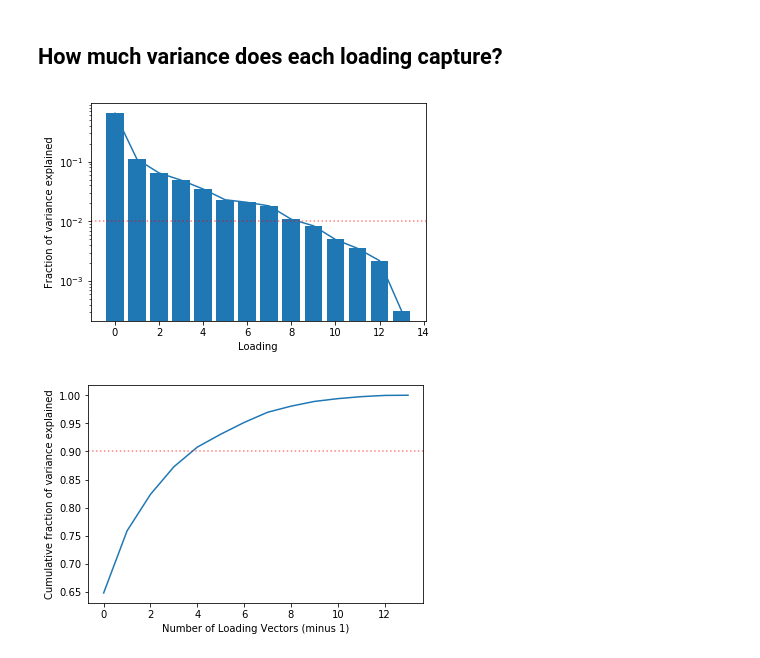
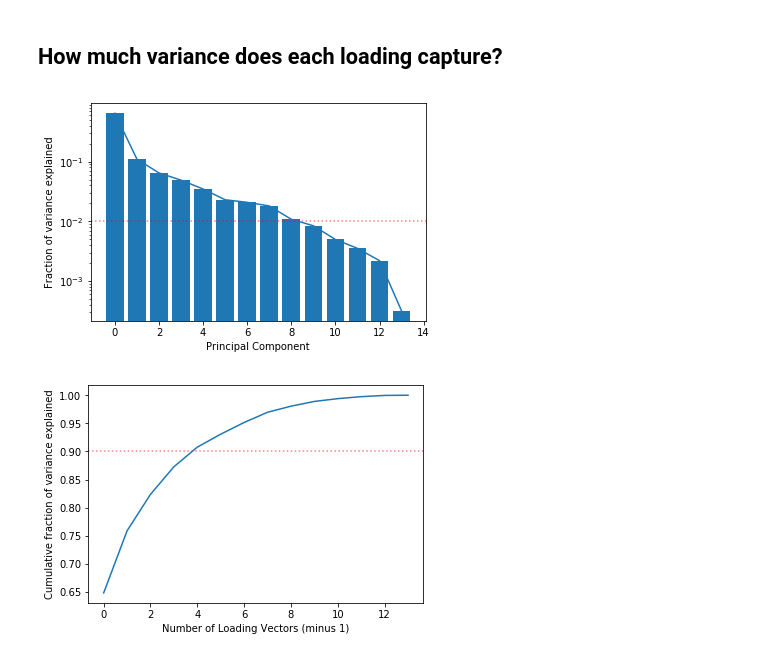
Before and after one commit to piovere/nucnotes, a Jupyter notebook: ne579/Homework/hw04/Homework 04 Clean.ipynb, the cells around one changed output. Cells and saved outputs as stored; diff of their text form; code cells hidden in the pictures.

```diff
--- a/ne579/Homework/hw04/Homework 04 Clean.ipynb
+++ b/ne579/Homework/hw04/Homework 04 Clean.ipynb
@@ -60,14 +60,15 @@ Pipeline(memory=None,
 # %%
 evr = pca_pipeline.named_steps['pca'].explained_variance_ratio_
 plt.plot(pca_pipeline.named_steps['pca'].explained_variance_ratio_)
 plt.bar(range(len(evr)), evr)
 plt.axhline(y=0.01, linestyle=':', color='r', alpha=0.5)
-plt.xlabel("Loading")
+plt.xlabel("Principal Component")
 plt.ylabel("Fraction of variance explained")
 plt.yscale('log')
+plt.savefig('images/fractional_variance_explained.png', dpi=300)
 plt.show()
 # %% [output]
-[figure, old version]
+[figure, new version]
 # %%
 cum_evr = np.cumsum(pca_pipeline.named_steps['pca'].explained_variance_ratio_)
 plt.plot(cum_evr)
```
Also changed, not shown: parts of 19 cells of this notebook, 26 other files.
